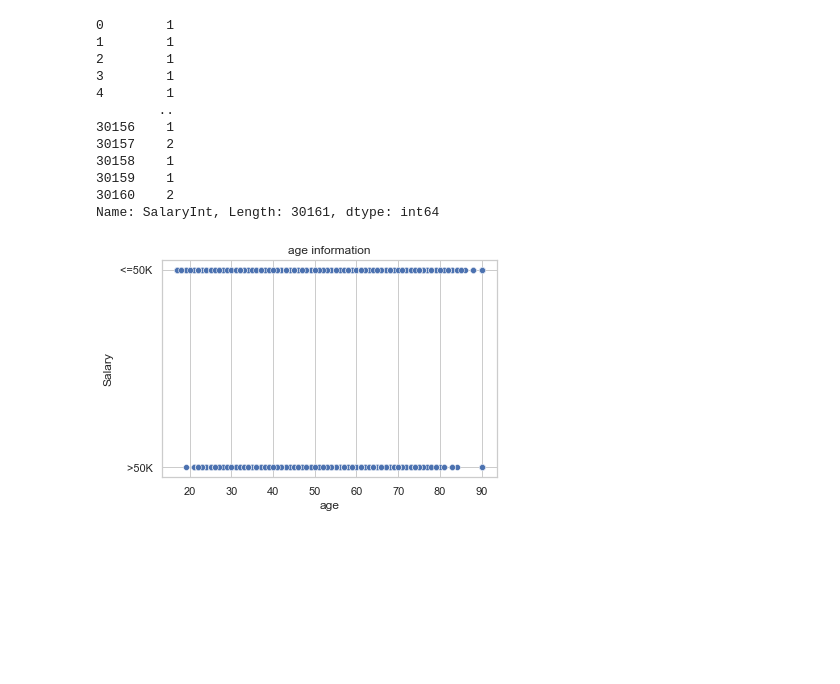
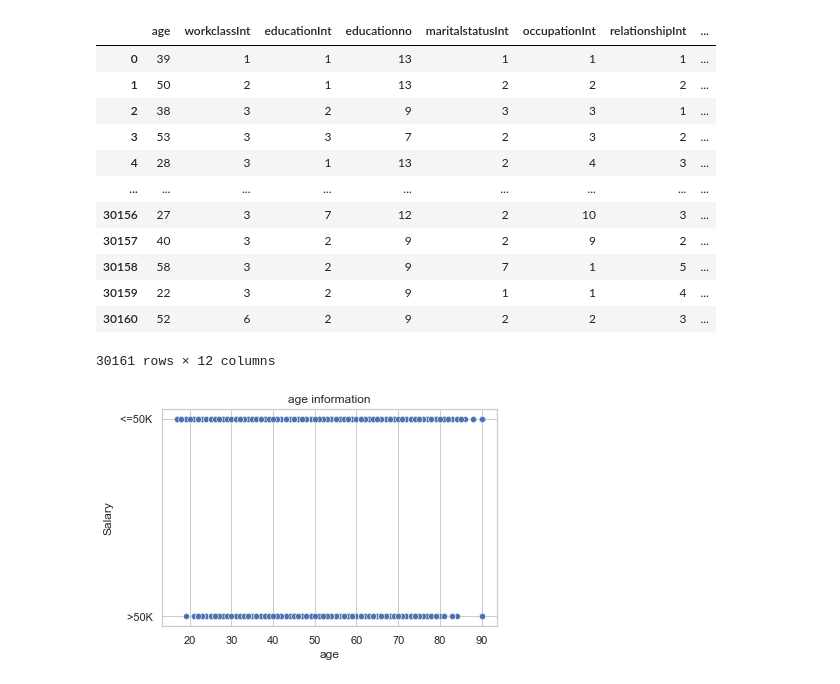
Before and after one commit to abhishekbalawan/Data-science-projects, a Jupyter notebook: naivebayesSalaryUpdated.ipynb, the cells around one changed output. Saved outputs shown, nothing was run; the diff lists cells and outputs as text; code cells hidden in the pictures; blank space fills up the shorter version.

```diff
--- a/naivebayesSalaryUpdated.ipynb
+++ b/naivebayesSalaryUpdated.ipynb
@@ -45,24 +40,26 @@ SalaryDict  = {'<=50K':1,'>50K':2}
 salaryData['SalaryInt'] = salaryData['Salary'].str.strip().map(SalaryDict)
 # %%
 salaryData["sex"].drop_duplicates()
-SalaryDict  = {'Male':1,'Female':2}
-salaryData['sexInt'] = salaryData['sex'].str.strip().map(SalaryDict)
+SexDict  = {'Male':1,'Female':2}
+salaryData['sexInt'] = salaryData['sex'].str.strip().map(SexDict)
 # %%
-X=salaryData[["age","workclassInt","educationInt","educationno","maritalstatusInt","occupationInt","relationshipInt","raceInt","sexInt","capitalgain","capitalloss","hoursperweek","nativeInt"]]
+X=salaryData[["age","workclassInt","educationInt","educationno","maritalstatusInt","occupationInt","relationshipInt","raceInt","capitalgain","capitalloss","hoursperweek","nativeInt"]]
 Y=salaryData["SalaryInt"]
+X
 # %% [output]
+|  | age | workclassInt | educationInt | educationno | maritalstatusInt | occupationInt | relationshipInt | ... |
+| 0 | 39 | 1 | 1 | 13 | 1 | 1 | 1 | ... |
+| 1 | 50 | 2 | 1 | 13 | 2 | 2 | 2 | ... |
+| 2 | 38 | 3 | 2 | 9 | 3 | 3 | 1 | ... |
+| 3 | 53 | 3 | 3 | 7 | 2 | 3 | 2 | ... |
+| 4 | 28 | 3 | 1 | 13 | 2 | 4 | 3 | ... |
+| ... | ... | ... | ... | ... | ... | ... | ... | ... |
+| 30156 | 27 | 3 | 7 | 12 | 2 | 10 | 3 | ... |
+| 30157 | 40 | 3 | 2 | 9 | 2 | 9 | 2 | ... |
+| 30158 | 58 | 3 | 2 | 9 | 7 | 1 | 5 | ... |
+| 30159 | 22 | 3 | 2 | 9 | 1 | 1 | 4 | ... |
+| 30160 | 52 | 6 | 2 | 9 | 2 | 2 | 3 | ... |
-0        1
-1        1
-2        1
-3        1
-4        1
-        ..
-30156    1
-30157    2
-30158    1
-30159    1
-30160    2
-Name: SalaryInt, Length: 30161, dtype: int64
+30161 rows × 12 columns
 # %%
 sns.set(style="whitegrid")
 ax = sns.scatterplot(x='age', y='Salary', data=salaryData)
```
Also changed, not shown: parts of 12 cells of this notebook.
